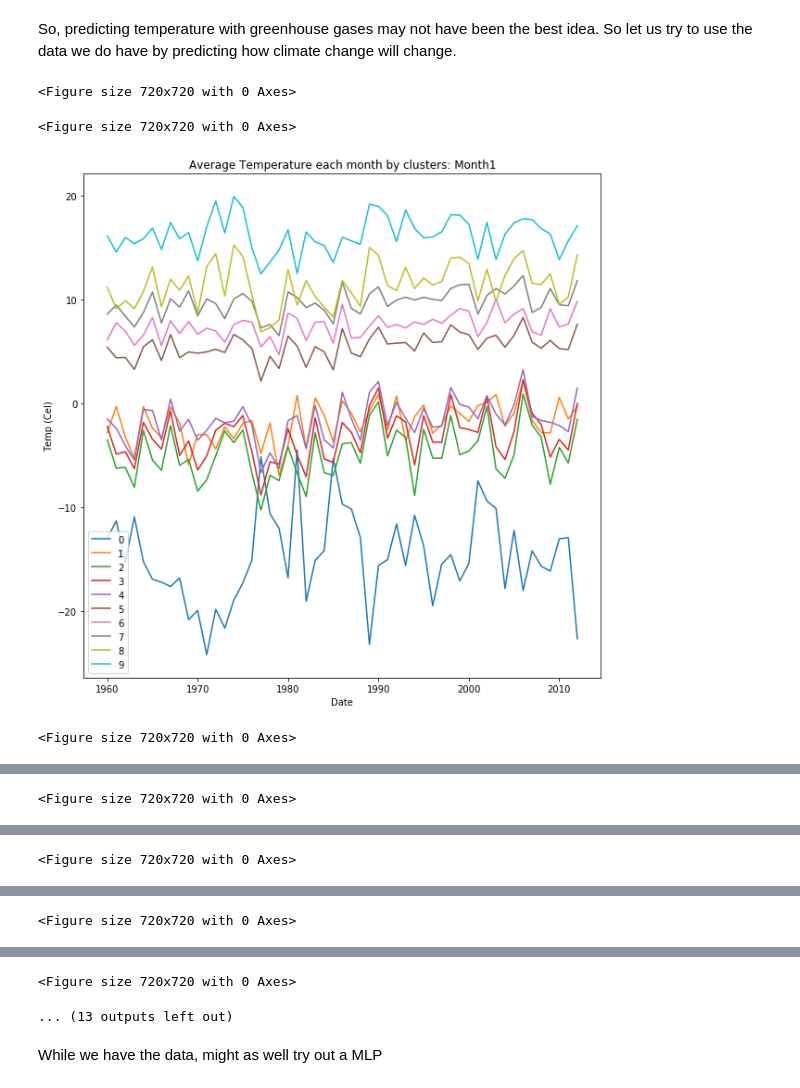
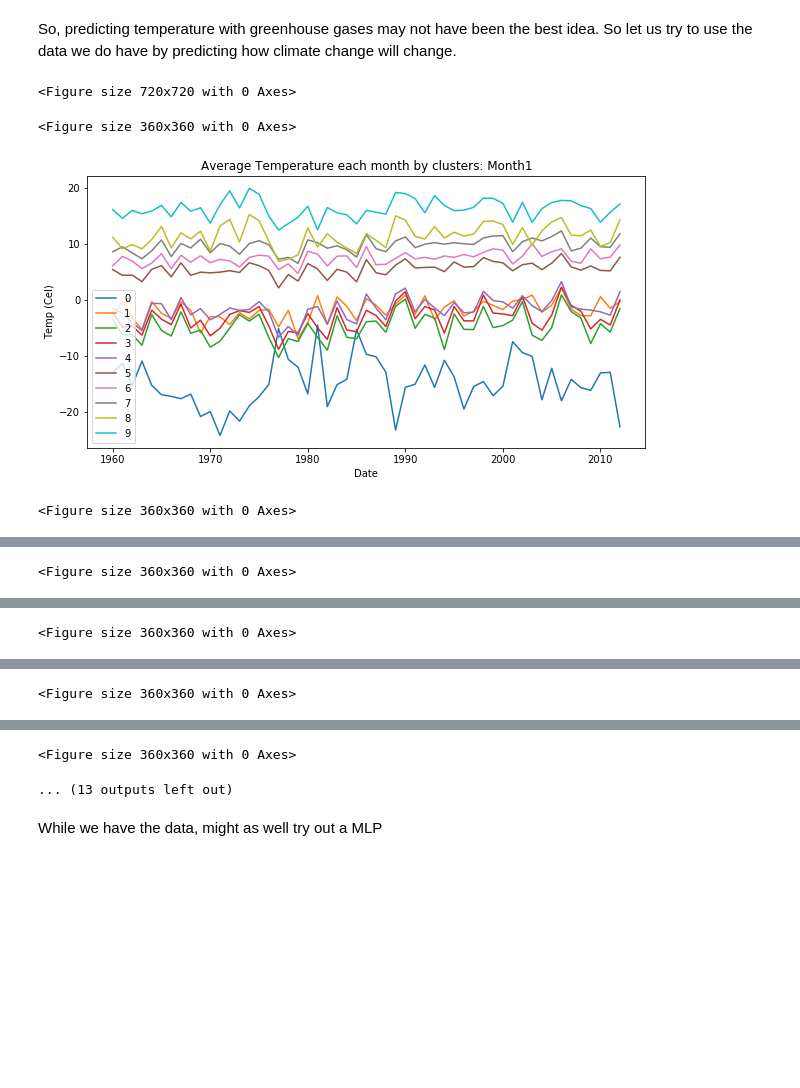
Before and after one commit to Scare983/ClimateChangeMLSimulation, a Jupyter notebook: Analysis.ipynb, the cells around one changed output, grey strips where cells are left out. Saved outputs shown, nothing was run; the diff lists cells and outputs as text; code cells hidden in the pictures; blank space fills up the shorter version.

```diff
--- a/Analysis.ipynb
+++ b/Analysis.ipynb
@@ -343,7 +343,7 @@ def IPA(df):#value Increase in Percentage Averaged over intervals
         old = new
     #(len(ratios))
     avg = sum(ratios)/len(ratios)
-    return [ratios,interval]
+    return ratios
 # if called from main, we want to test this file, so create dataframes and pass em in.
 # TODO: might want to put graph_all, and graph_weekly into new class, along with our training models.
 def test_code(debug):
@@ -661,3 +593,24 @@ for df in arrayOfDataToTrain:
     j+=1
 # %% [output]
 [figure]
+# %%
+for keys in mainControl.getMonthDict().keys():
+
+    df = mainControl.getMonthDict()[keys]
+    df = df.reset_index()
+    df['LongLat'] = arrayOfDataToTrain[0]['LongLat']
+    df = df.groupby(by=['dt','LongLat']).agg('mean')['AverageTemperature']
+    mtpy = []
+    s = []
+    for x in df:
+        s.append(x)
+        if len(s) == 10:
+            mtpy.append(sum(s)/10)
+            s = []
+    print('Average: {}'.format(sum(IPA(mtpy))/52))
+    plt.figure(figsize=(10,5))
+    plt.plot([1961 + x for x in range(52)], IPA(mtpy))
+    plt.title('Month vs past Month % increase.  Month: {}'.format(keys))
+    plt.ylabel('% Increase')
+    plt.xlabel('Date')
+    plt.show()
@@ -666,24 +633,24 @@ So, predicting temperature with greenhouse gases may not have been the best idea
 # %%
 mainControl.getMonthDict()
 import seaborn as sns
 plt.figure(figsize=(10,10))
 for keys in mainControl.getMonthDict().keys():
-    plt.figure(figsize=(10,10))
+    plt.figure(figsize=(5,5))
     df = mainControl.getMonthDict()[keys]
     df = df.reset_index()
     df['LongLat'] = arrayOfDataToTrain[0]['LongLat']
     df = df.groupby(by=['dt','LongLat']).agg('mean')['AverageTemperature']
 
-    plt.figure(figsize=(10,10))
+    plt.figure(figsize=(10,5))
     plt.xlabel('Date')
     plt.ylabel('Temp (Cel)')
     plt.title('Average Temperature each month by clusters: Month{}'.format(keys))
     for i in range(len(df.unstack(level=1).columns)):
         sns.lineplot(data=df.unstack(level=1)[i])
     plt.legend(range(10))
     plt.show()
 # %% [output]
 <Figure size 720x720 with 0 Axes>
-<Figure size 720x720 with 0 Axes>
+<Figure size 360x360 with 0 Axes>
-[figure, old version]
+[figure, new version]
-<Figure size 720x720 with 0 Axes>
+<Figure size 360x360 with 0 Axes>
@@ -691 +658 @@ for keys in mainControl.getMonthDict().keys():
-<Figure size 720x720 with 0 Axes>
+<Figure size 360x360 with 0 Axes>
@@ -693 +660 @@ for keys in mainControl.getMonthDict().keys():
-<Figure size 720x720 with 0 Axes>
+<Figure size 360x360 with 0 Axes>
@@ -695 +662 @@ for keys in mainControl.getMonthDict().keys():
-<Figure size 720x720 with 0 Axes>
+<Figure size 360x360 with 0 Axes>
@@ -697,4 +664,4 @@ for keys in mainControl.getMonthDict().keys():
-<Figure size 720x720 with 0 Axes>
+<Figure size 360x360 with 0 Axes>
 ... (13 outputs left out)
 # %% [markdown]
 While we have the data, might as well try out a MLP
```
Also changed, not shown: parts of 28 cells of this notebook, 1 other file.
